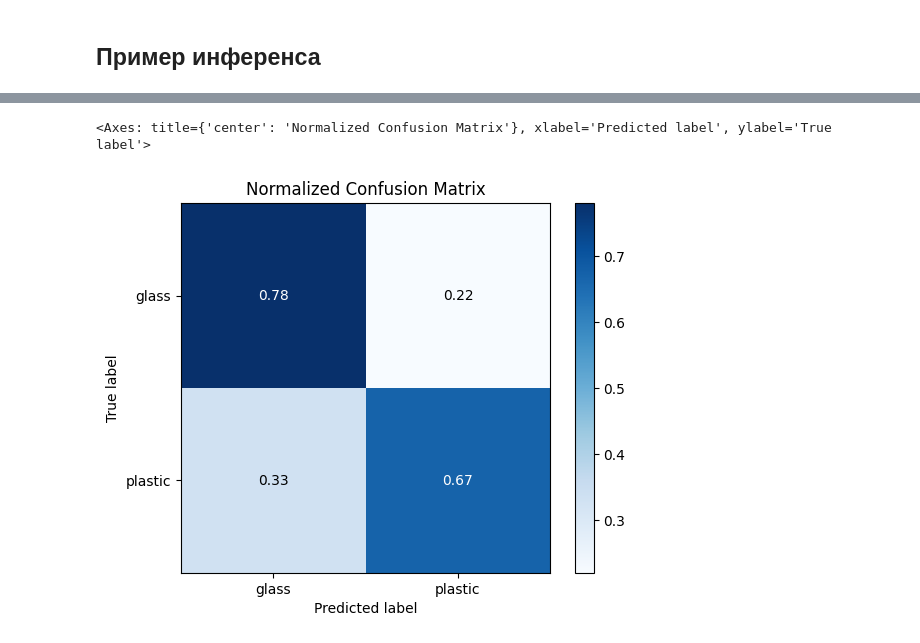
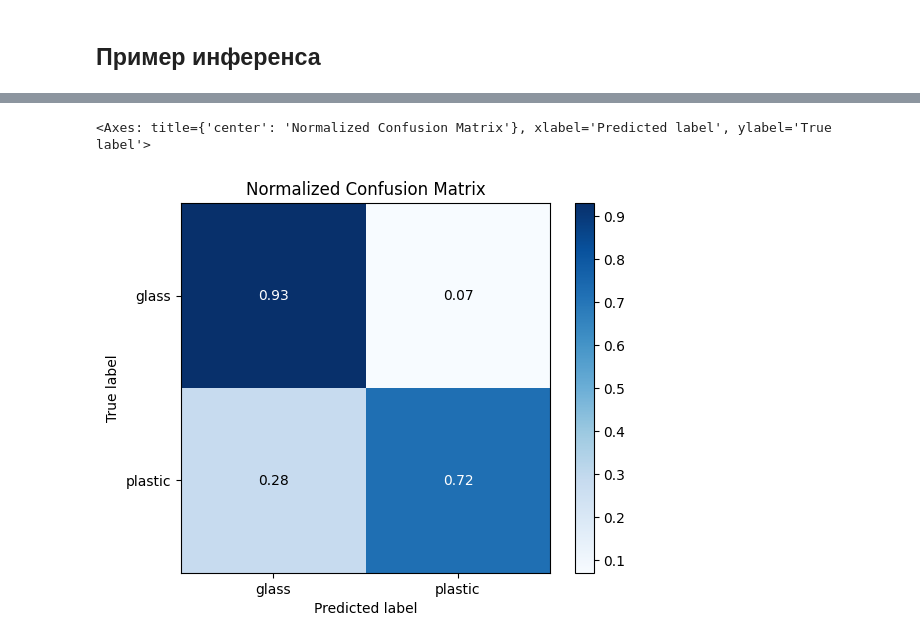
Before and after one commit to ShockOfWave/bubbles_champagne, a Jupyter notebook: examples/inference.ipynb, the cells around one changed output, grey strips where cells are left out. Drawn from its saved outputs; the diff is of its cells as text; code cells hidden in the pictures.

```diff
--- a/examples/inference.ipynb
+++ b/examples/inference.ipynb
@@ -93,0 +68,12 @@ weighted avg       0.78      0.75      0.75      2472
+# %%
+CHECKPOINT_ARCHIVE = os.path.join(checkpoint_path, "trained_model_task2.zip")
+TEST_IMAGES_FOLDER = "/home/students/bubbles_champagne/frames/test"
+TASK_NUMBER = 2
+
+inference = TabNetInference(CHECKPOINT_ARCHIVE, TASK_NUMBER)
+X_test, y_test = inference.load_images(TEST_IMAGES_FOLDER)
+y_true, y_pred = inference.evaluate(X_test, y_test)
+
+print(accuracy_score(y_true, y_pred))
+print(classification_report(y_true, y_pred))
+print(confusion_matrix(y_true, y_pred))
@@ -94,5 +95,5 @@ weighted avg       0.78      0.75      0.75      2472
 # %%
-plot_confusion_matrix(y_true, preds, normalize=True)
+plot_confusion_matrix(y_true, y_pred, normalize=True)
 # %% [output]
 <Axes: title={'center': 'Normalized Confusion Matrix'}, xlabel='Predicted label', ylabel='True label'>
-[figure, old version]
+[figure, new version]
```
Also changed, not shown: parts of 10 cells of this notebook.
